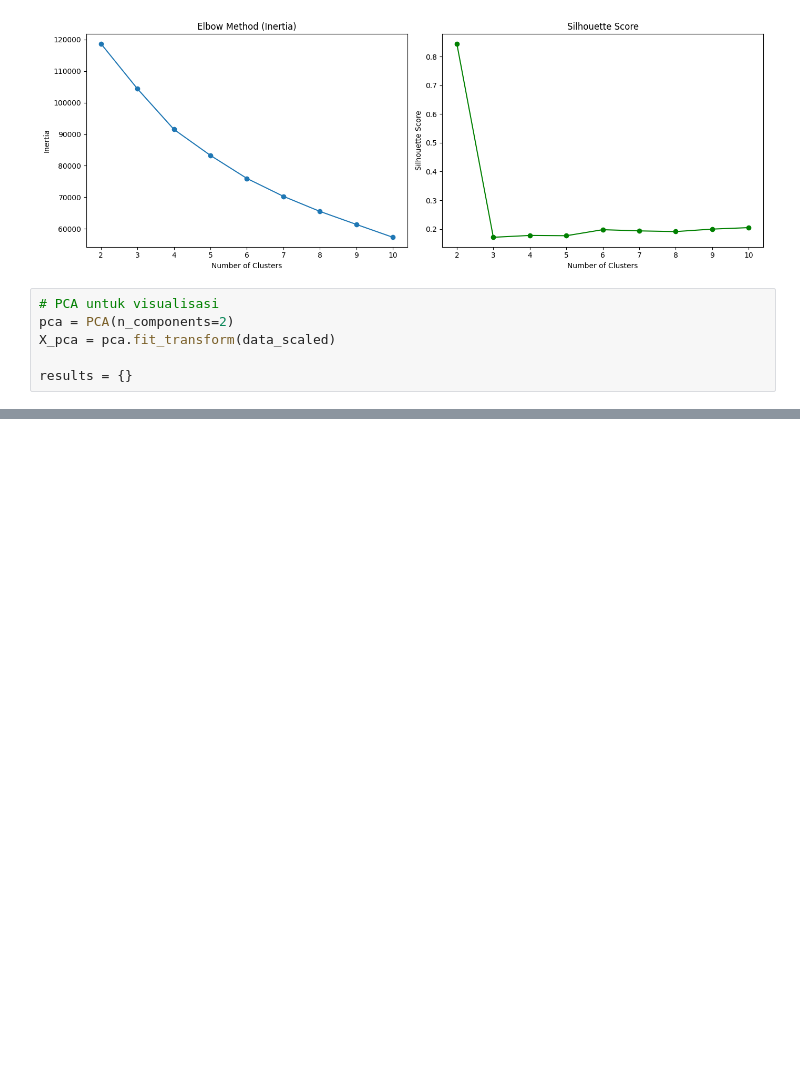
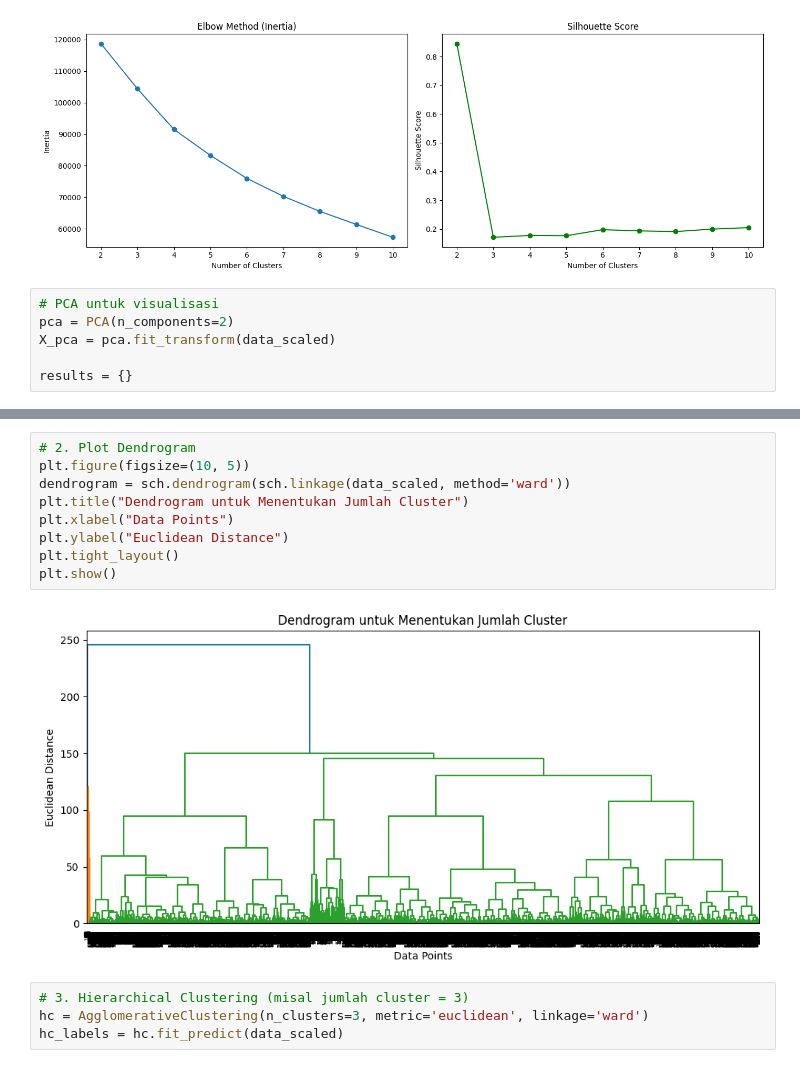
Before and after one commit to Khrisnayana/MachineLearning, a Jupyter notebook: UTS-235314114.ipynb, the cells around one changed output, grey strips where cells are left out. Saved outputs shown, nothing was run; the diff lists cells and outputs as text; blank space fills up the shorter version.

```diff
--- a/UTS-235314114.ipynb
+++ b/UTS-235314114.ipynb
@@ -198,0 +194,15 @@ plt.show()
+# %%
+# 2. Plot Dendrogram
+plt.figure(figsize=(10, 5))
+dendrogram = sch.dendrogram(sch.linkage(data_scaled, method='ward'))
+plt.title("Dendrogram untuk Menentukan Jumlah Cluster")
+plt.xlabel("Data Points")
+plt.ylabel("Euclidean Distance")
+plt.tight_layout()
+plt.show()
+# %% [output]
+[figure, added]
+# %%
+# 3. Hierarchical Clustering (misal jumlah cluster = 3)
+hc = AgglomerativeClustering(n_clusters=3, metric='euclidean', linkage='ward')
+hc_labels = hc.fit_predict(data_scaled)
```
Also changed, not shown: parts of 17 cells of this notebook.
